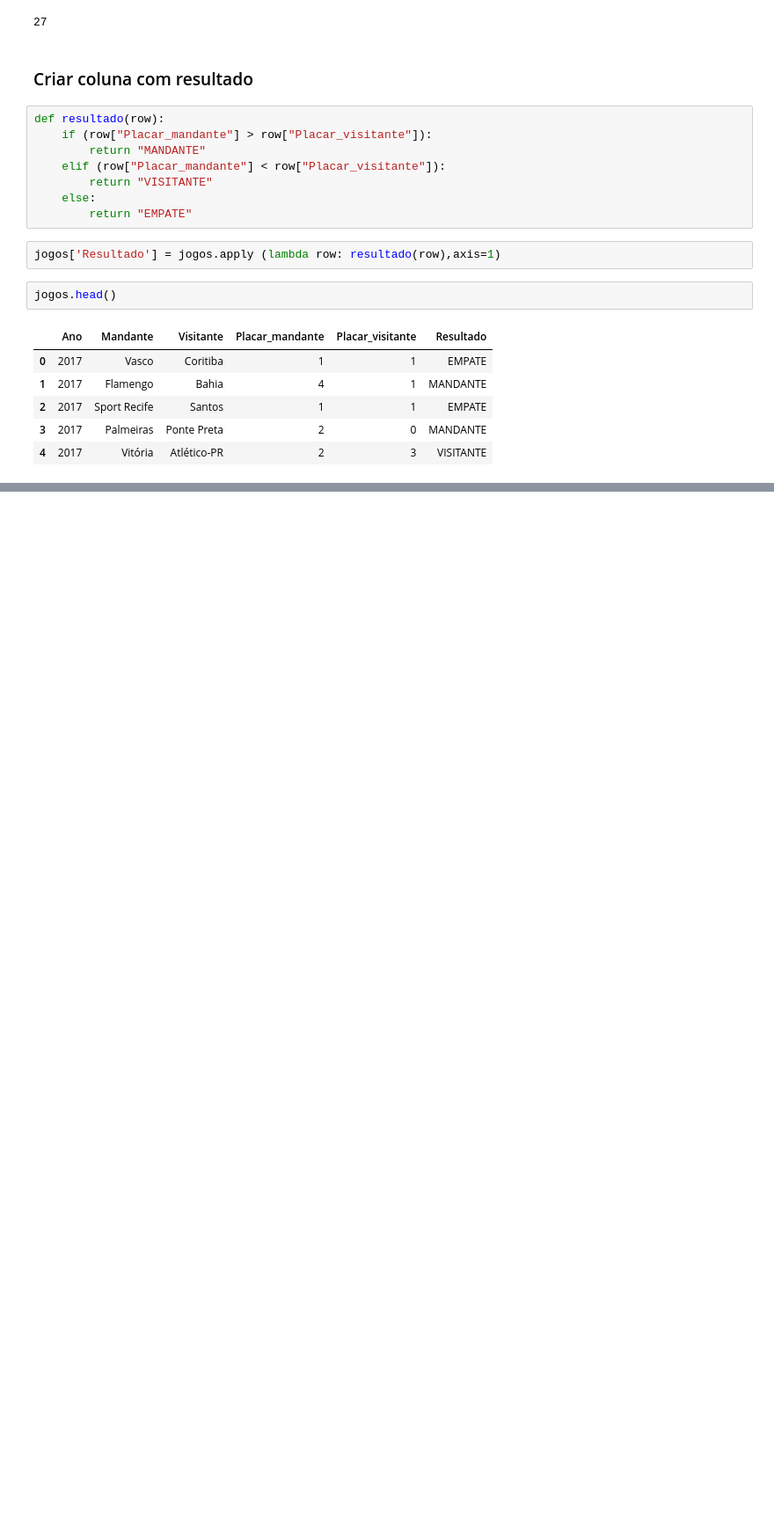
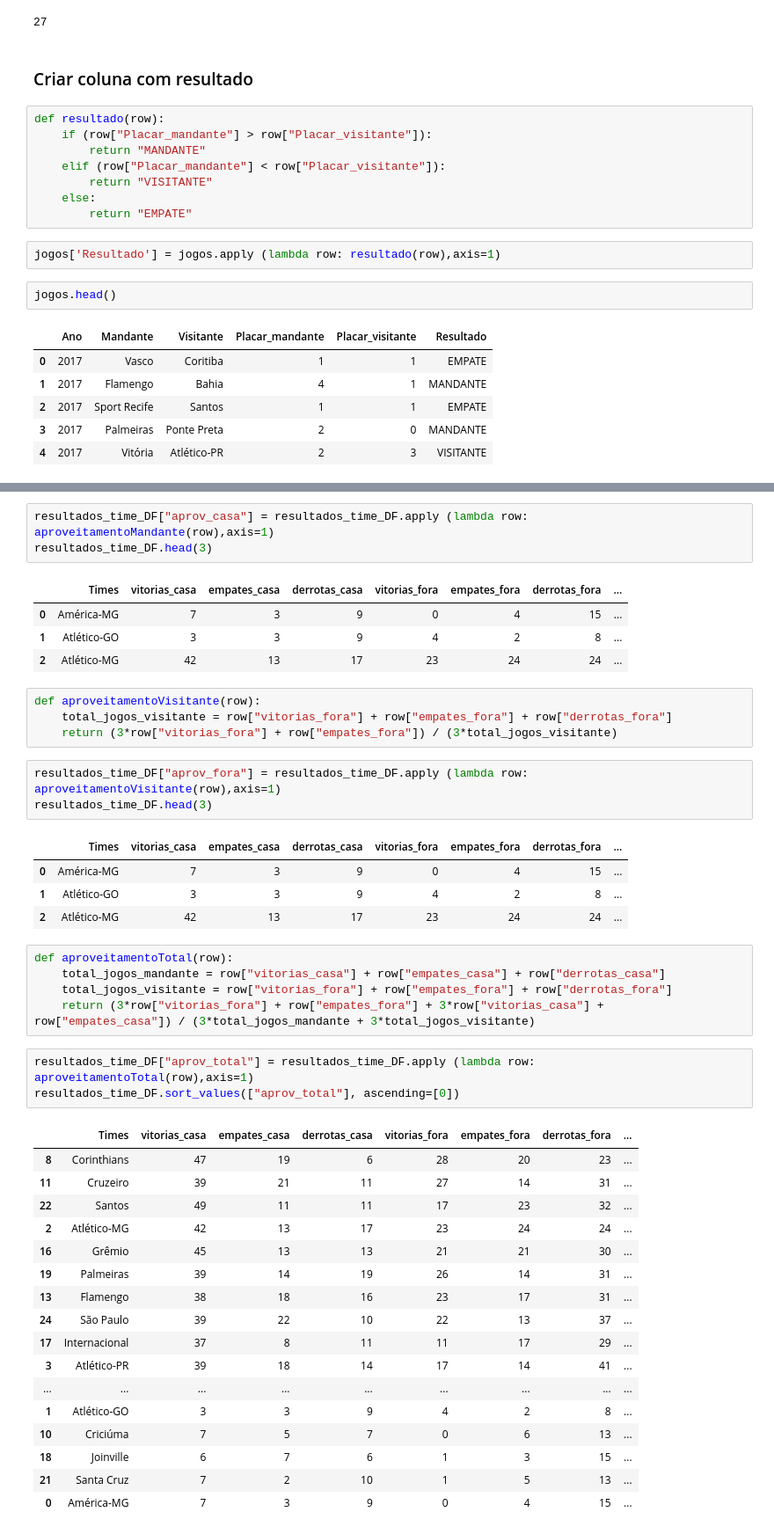
Before and after one commit to thiagozaranza/guru_da_bola, a Jupyter notebook: brasileirao.ipynb, the cells around one changed output, grey strips where cells are left out. Shown: that part at 88% size. Saved outputs shown, nothing was run; the diff lists cells and outputs as text; blank space fills up the shorter version.

Commit message:
Aproveitamento times

```diff
--- a/brasileirao.ipynb
+++ b/brasileirao.ipynb
@@ -86,0 +214,46 @@ jogos.head()
+# %%
+resultados_time_DF["aprov_casa"] = resultados_time_DF.apply (lambda row: aproveitamentoMandante(row),axis=1)
+resultados_time_DF.head(3)
+# %% [output]
+|  | Times | vitorias_casa | empates_casa | derrotas_casa | vitorias_fora | empates_fora | derrotas_fora | ... |
+| 0 | América-MG | 7 | 3 | 9 | 0 | 4 | 15 | ... |
+| 1 | Atlético-GO | 3 | 3 | 9 | 4 | 2 | 8 | ... |
+| 2 | Atlético-MG | 42 | 13 | 17 | 23 | 24 | 24 | ... |
+# %%
+def aproveitamentoVisitante(row):
+    total_jogos_visitante = row["vitorias_fora"] + row["empates_fora"] + row["derrotas_fora"]
+    return (3*row["vitorias_fora"] + row["empates_fora"]) / (3*total_jogos_visitante)
+# %%
+resultados_time_DF["aprov_fora"] = resultados_time_DF.apply (lambda row: aproveitamentoVisitante(row),axis=1)
+resultados_time_DF.head(3)
+# %% [output]
+|  | Times | vitorias_casa | empates_casa | derrotas_casa | vitorias_fora | empates_fora | derrotas_fora | ... |
+| 0 | América-MG | 7 | 3 | 9 | 0 | 4 | 15 | ... |
+| 1 | Atlético-GO | 3 | 3 | 9 | 4 | 2 | 8 | ... |
+| 2 | Atlético-MG | 42 | 13 | 17 | 23 | 24 | 24 | ... |
+# %%
+def aproveitamentoTotal(row):
+    total_jogos_mandante = row["vitorias_casa"] + row["empates_casa"] + row["derrotas_casa"]
+    total_jogos_visitante = row["vitorias_fora"] + row["empates_fora"] + row["derrotas_fora"]
+    return (3*row["vitorias_fora"] + row["empates_fora"] + 3*row["vitorias_casa"] + row["empates_casa"]) / (3*total_jogos_mandante + 3*total_jogos_visitante)
+# %%
+resultados_time_DF["aprov_total"] = resultados_time_DF.apply (lambda row: aproveitamentoTotal(row),axis=1)
+resultados_time_DF.sort_values(["aprov_total"], ascending=[0])
+# %% [output]
+|  | Times | vitorias_casa | empates_casa | derrotas_casa | vitorias_fora | empates_fora | derrotas_fora | ... |
+| 8 | Corinthians | 47 | 19 | 6 | 28 | 20 | 23 | ... |
+| 11 | Cruzeiro | 39 | 21 | 11 | 27 | 14 | 31 | ... |
+| 22 | Santos | 49 | 11 | 11 | 17 | 23 | 32 | ... |
+| 2 | Atlético-MG | 42 | 13 | 17 | 23 | 24 | 24 | ... |
+| 16 | Grêmio | 45 | 13 | 13 | 21 | 21 | 30 | ... |
+| 19 | Palmeiras | 39 | 14 | 19 | 26 | 14 | 31 | ... |
+| 13 | Flamengo | 38 | 18 | 16 | 23 | 17 | 31 | ... |
+| 24 | São Paulo | 39 | 22 | 10 | 22 | 13 | 37 | ... |
+| 17 | Internacional | 37 | 8 | 11 | 11 | 17 | 29 | ... |
+| 3 | Atlético-PR | 39 | 18 | 14 | 17 | 14 | 41 | ... |
+| ... | ... | ... | ... | ... | ... | ... | ... | ... |
+| 1 | Atlético-GO | 3 | 3 | 9 | 4 | 2 | 8 | ... |
+| 10 | Criciúma | 7 | 5 | 7 | 0 | 6 | 13 | ... |
+| 18 | Joinville | 6 | 7 | 6 | 1 | 3 | 15 | ... |
+| 21 | Santa Cruz | 7 | 2 | 10 | 1 | 5 | 13 | ... |
+| 0 | América-MG | 7 | 3 | 9 | 0 | 4 | 15 | ... |
```
Also changed, not shown: parts of 29 cells of this notebook.
